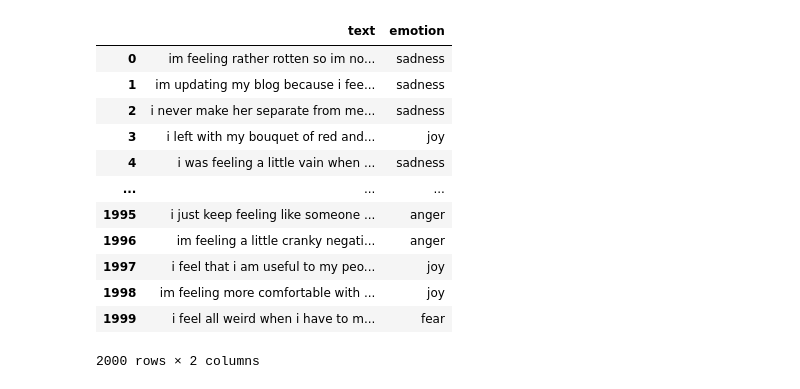
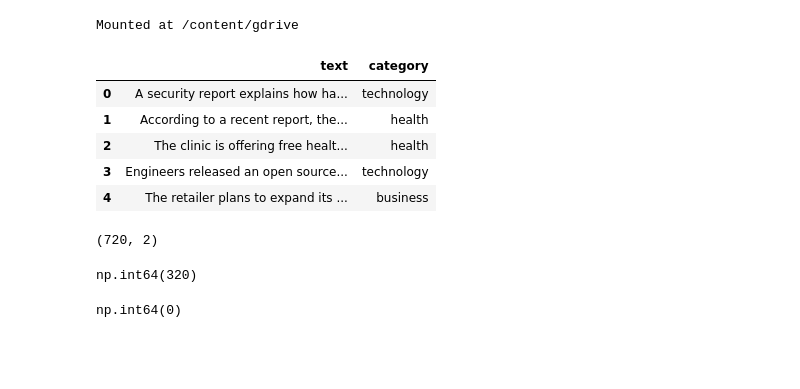
Before and after one commit to lovkush7/NLP--P, a Jupyter notebook: nlp.ipynb, the cells around one changed output. Saved outputs shown, nothing was run; the diff lists cells and outputs as text; code cells hidden in the pictures; blank space fills up the shorter version.

```diff
--- a/nlp.ipynb
+++ b/nlp.ipynb
@@ -12,16 +3,27 @@ df = pd.read_csv('nlp.txt', sep =';', header=None, names=['text', 'emotion'])
+# %%
+from google.colab import drive
+drive.mount('/content/gdrive')
+# %% [output]
+Mounted at /content/gdrive
+# %%
+path = "/content/gdrive/MyDrive/nlp_news_category_practice.csv"
+# %%
+import pandas as pd
+df = pd.read_csv(path)
 # %%
-df
+df.head()
 # %% [output]
-|  | text | emotion |
-| 0 | im feeling rather rotten so im no... | sadness |
-| 1 | im updating my blog because i fee... | sadness |
-| 2 | i never make her separate from me... | sadness |
-| 3 | i left with my bouquet of red and... | joy |
-| 4 | i was feeling a little vain when ... | sadness |
-| ... | ... | ... |
-| 1995 | i just keep feeling like someone ... | anger |
-| 1996 | im feeling a little cranky negati... | anger |
-| 1997 | i feel that i am useful to my peo... | joy |
-| 1998 | im feeling more comfortable with ... | joy |
-| 1999 | i feel all weird when i have to m... | fear |
+|  | text | category |
+| 0 | A security report explains how ha... | technology |
+| 1 | According to a recent report, the... | health |
+| 2 | The clinic is offering free healt... | health |
+| 3 | Engineers released an open source... | technology |
+| 4 | The retailer plans to expand its ... | business |
-2000 rows × 2 columns
+# %%
+df.shape
+# %% [output]
+(720, 2)
+# %%
+df.duplicated().sum()
+# %% [output]
+np.int64(320)
@@ -28,3 +32,7 @@ df
+# %%
+df.duplicated().sum()
+# %% [output]
+np.int64(0)
 # %%
 df.isnull().sum()
 # %% [output]
```
Also changed, not shown: parts of 55 cells of this notebook.
